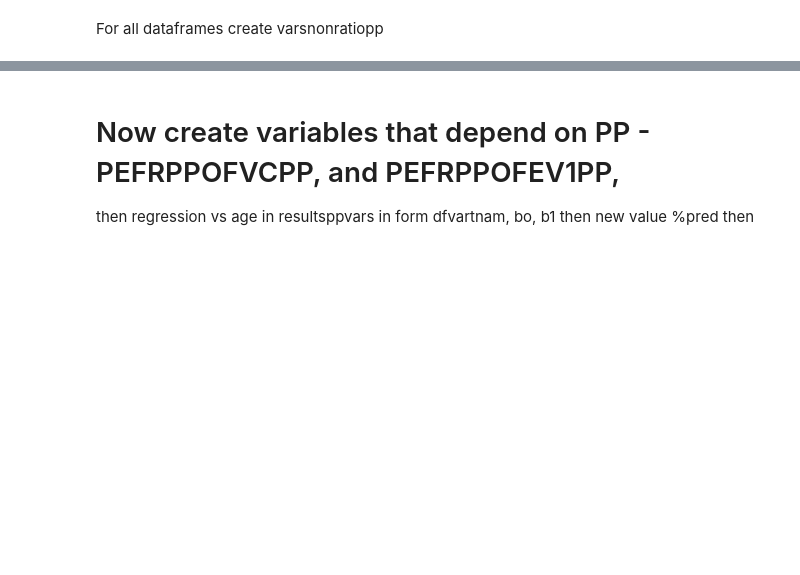
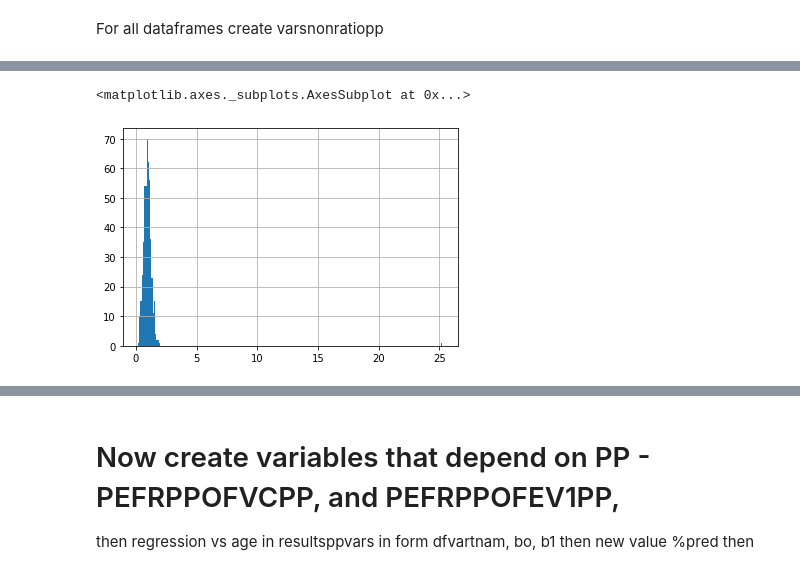
Before and after one commit to climatebrad/nhanes, a Jupyter notebook: nhanes.doug-Copy1.ipynb, the cells around one changed output, grey strips where cells are left out. Cells and saved outputs as stored; diff of their text form; code cells hidden in the pictures; blank space fills up the shorter version.

```diff
--- a/nhanes.doug-Copy1.ipynb
+++ b/nhanes.doug-Copy1.ipynb
@@ -1323,0 +1878,5 @@ print (m20overb.columns.values)
+# %%
+m20overb.MMEFPP.hist(bins='auto')
+# %% [output]
+<matplotlib.axes._subplots.AxesSubplot at 0x...>
+[figure, added]
```
Also changed, not shown: parts of 216 cells of this notebook.
